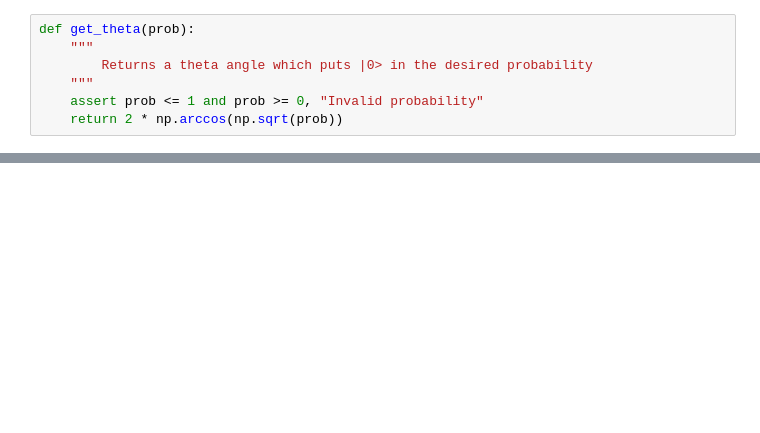
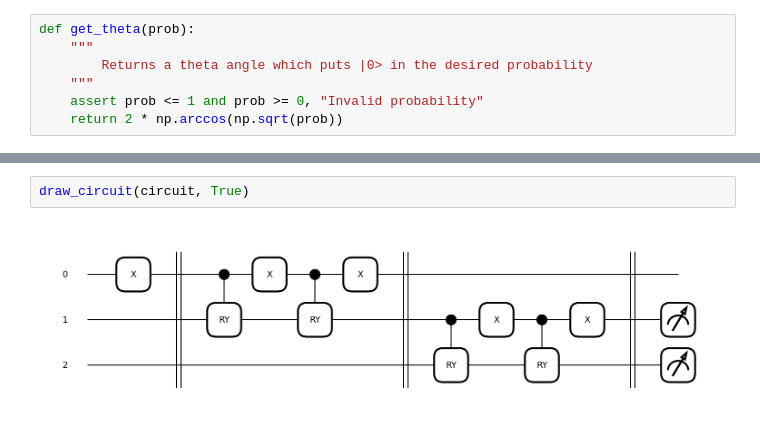
Before and after one commit to Dpbm/qml-course, a Jupyter notebook: PennyLane/Untitled.ipynb, the cells around one changed output, grey strips where cells are left out. Saved outputs shown, nothing was run; the diff lists cells and outputs as text; blank space fills up the shorter version.

```diff
--- a/PennyLane/Untitled.ipynb
+++ b/PennyLane/Untitled.ipynb
@@ -12,0 +96,4 @@ def get_theta(prob):
+# %%
+draw_circuit(circuit, True)
+# %% [output]
+[figure, added]
```
Also changed, not shown: parts of 21 cells of this notebook.
